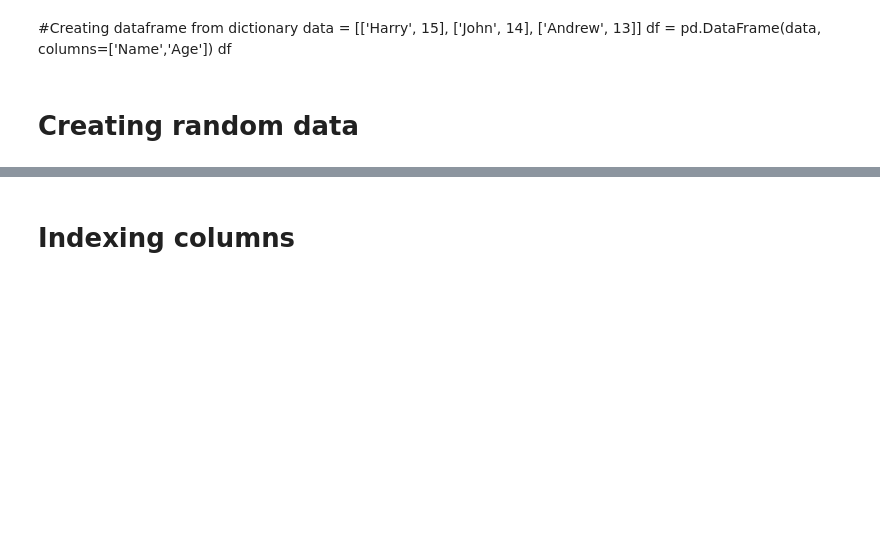
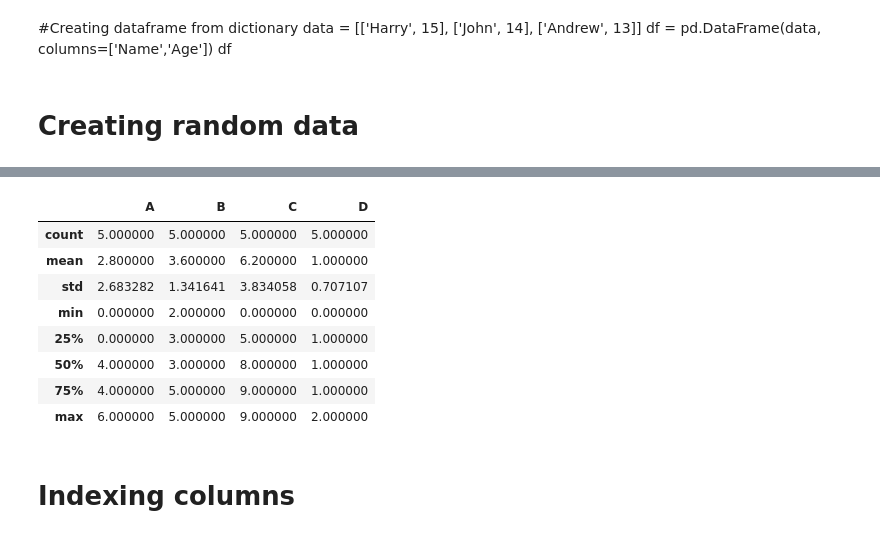
Before and after one commit to iampujan/pandas-grandworkshop_aidevnepal, a Jupyter notebook: Intro to Pandas.ipynb, the cells around one changed output, grey strips where cells are left out. Saved outputs shown, nothing was run; the diff lists cells and outputs as text; code cells hidden in the pictures; blank space fills up the shorter version.

```diff
--- a/Intro to Pandas.ipynb
+++ b/Intro to Pandas.ipynb
@@ -55,3 +300,15 @@ df
+# %%
+df.describe()
+# %% [output]
+|  | A | B | C | D |
+| count | 5.000000 | 5.000000 | 5.000000 | 5.000000 |
+| mean | 2.800000 | 3.600000 | 6.200000 | 1.000000 |
+| std | 2.683282 | 1.341641 | 3.834058 | 0.707107 |
+| min | 0.000000 | 2.000000 | 0.000000 | 0.000000 |
+| 25% | 0.000000 | 3.000000 | 5.000000 | 1.000000 |
+| 50% | 4.000000 | 3.000000 | 8.000000 | 1.000000 |
+| 75% | 4.000000 | 5.000000 | 9.000000 | 1.000000 |
+| max | 6.000000 | 5.000000 | 9.000000 | 2.000000 |
 # %% [markdown]
 # Indexing columns
 # %%
```
Also changed, not shown: parts of 96 cells of this notebook, 1 other file.
